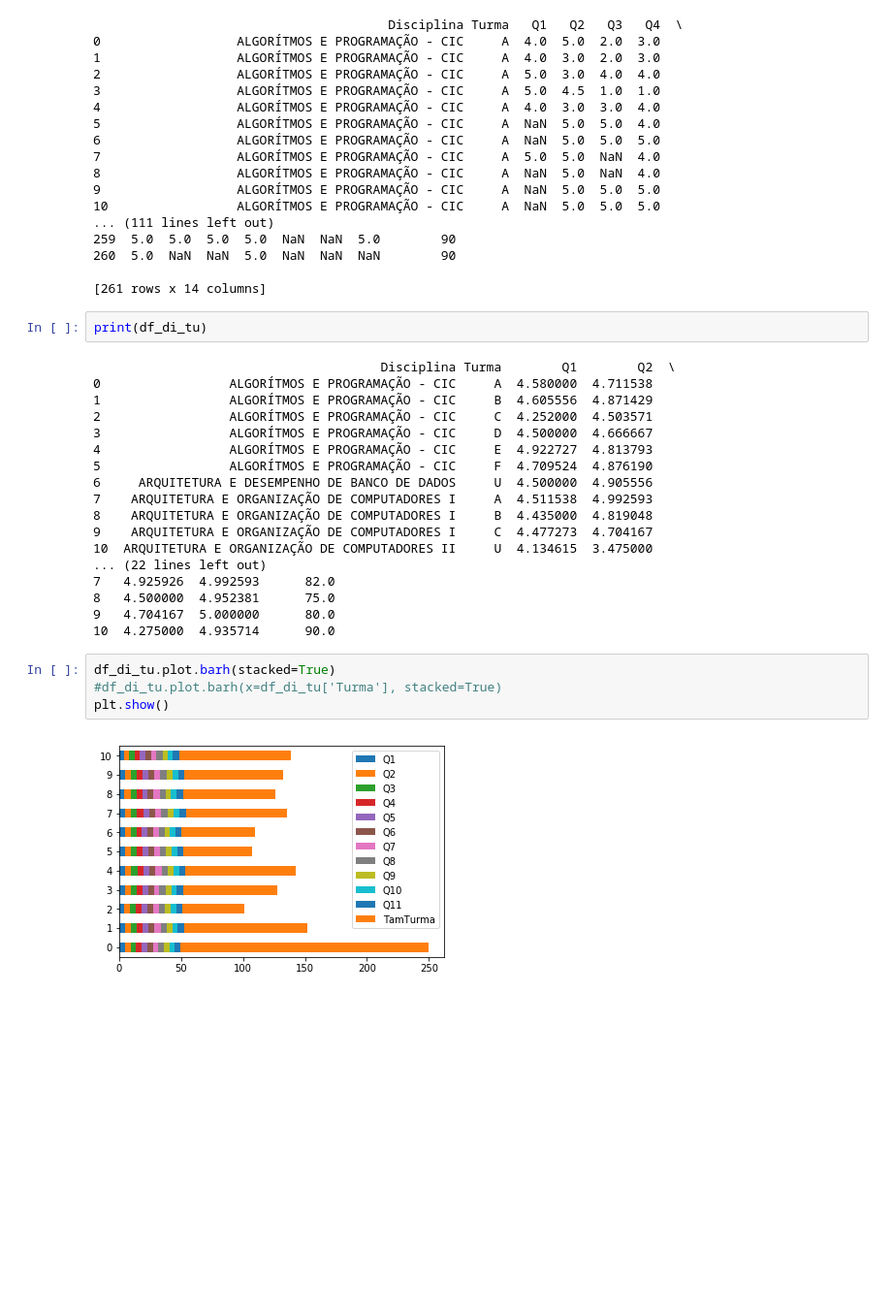
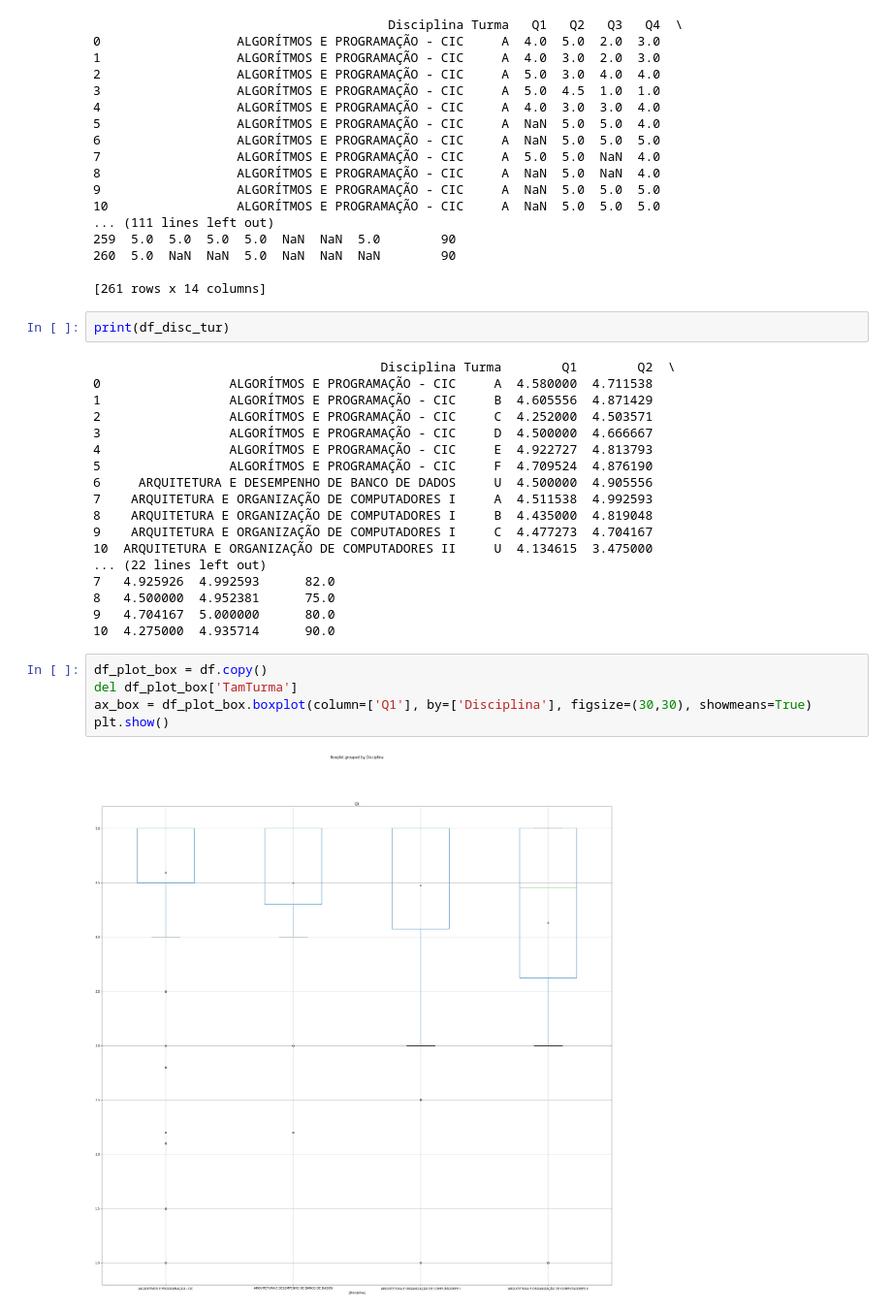
Before and after one commit to petcomputacaoufrgs/pet-data, a Jupyter notebook: visualization.ipynb, the cells around one changed output. Shown: that part at 97% size. Drawn from its saved outputs; the diff is of its cells as text; blank space fills up the shorter version.

Commit message:
updated for boxplot visualization and better histogram

```diff
--- a/visualization.ipynb
+++ b/visualization.ipynb
@@ -63,7 +63,7 @@ print(df)
 
 [261 rows x 14 columns]
 # %%
-print(df_di_tu)
+print(df_disc_tur)
 # %% [output]
                                       Disciplina Turma        Q1        Q2  \
 0                 ALGORÍTMOS E PROGRAMAÇÃO - CIC     A  4.580000  4.711538
@@ -82,9 +82,10 @@ print(df_di_tu)
 8   4.500000  4.952381      75.0
 9   4.704167  5.000000      80.0
 10  4.275000  4.935714      90.0
-# %%
-df_di_tu.plot.barh(stacked=True)
-#df_di_tu.plot.barh(x=df_di_tu['Turma'], stacked=True)
-plt.show()
-# %% [output]
-[figure, removed]
+# %%
+df_plot_box = df.copy()
+del df_plot_box['TamTurma']
+ax_box = df_plot_box.boxplot(column=['Q1'], by=['Disciplina'], figsize=(30,30), showmeans=True)
+plt.show()
+# %% [output]
+[figure, added]
```
Also changed, not shown: parts of 1 cell of this notebook, 1 other file.
